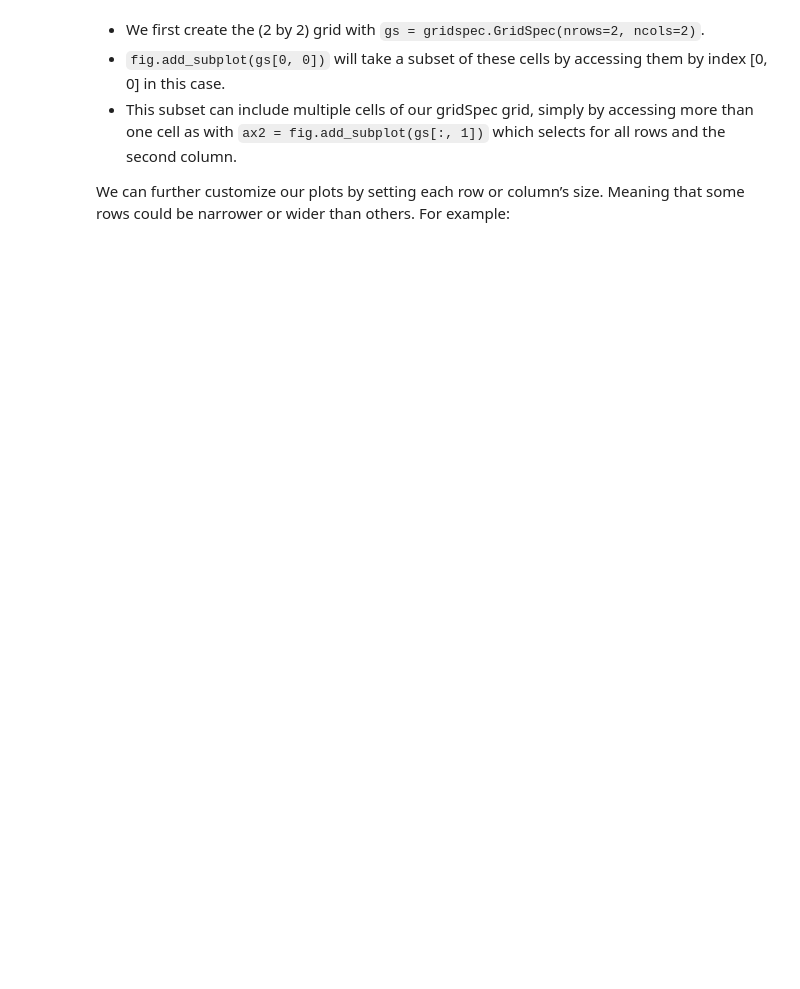
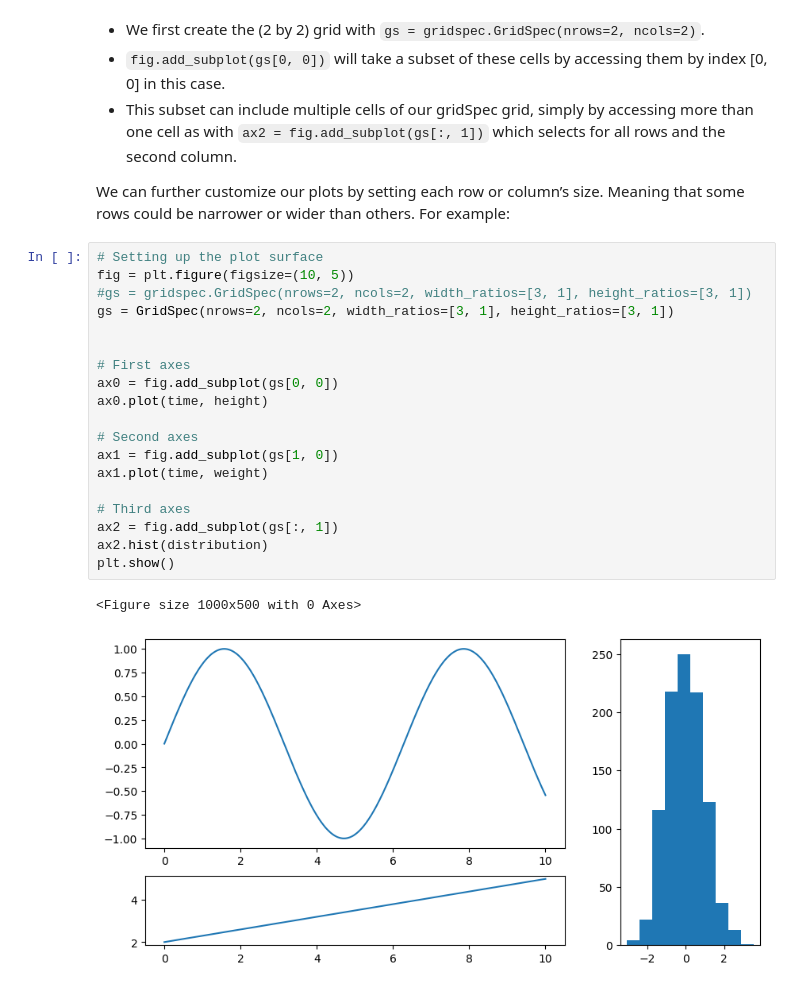
Before and after one commit to KPAdhikari/PythonStuff, a Jupyter notebook: IPython_Jupyter_Notebooks/Python Plotting - matplotlib V2.ipynb, the cells around one changed output. Drawn from its saved outputs; the diff is of its cells as text; blank space fills up the shorter version.

```diff
--- a/IPython_Jupyter_Notebooks/Python Plotting - matplotlib V2.ipynb
+++ b/IPython_Jupyter_Notebooks/Python Plotting - matplotlib V2.ipynb
@@ -224,3 +226,25 @@ plt.show()
 * This subset can include multiple cells of our gridSpec grid, simply by accessing more than one cell as with `ax2 = fig.add_subplot(gs[:, 1])` which selects for all rows and the second column.
 
 We can further customize our plots by setting each row or column’s size. Meaning that some rows could be narrower or wider than others. For example:
+# %%
+# Setting up the plot surface
+fig = plt.figure(figsize=(10, 5))
+#gs = gridspec.GridSpec(nrows=2, ncols=2, width_ratios=[3, 1], height_ratios=[3, 1])
+gs = GridSpec(nrows=2, ncols=2, width_ratios=[3, 1], height_ratios=[3, 1])
+
+
+# First axes
+ax0 = fig.add_subplot(gs[0, 0])
+ax0.plot(time, height)
+
+# Second axes
+ax1 = fig.add_subplot(gs[1, 0])
+ax1.plot(time, weight)
+
+# Third axes
+ax2 = fig.add_subplot(gs[:, 1])
+ax2.hist(distribution)
+plt.show()
+# %% [output]
+<Figure size 1000x500 with 0 Axes>
+[figure, added]
```
Also changed, not shown: parts of 6 cells of this notebook, 1 other file.
